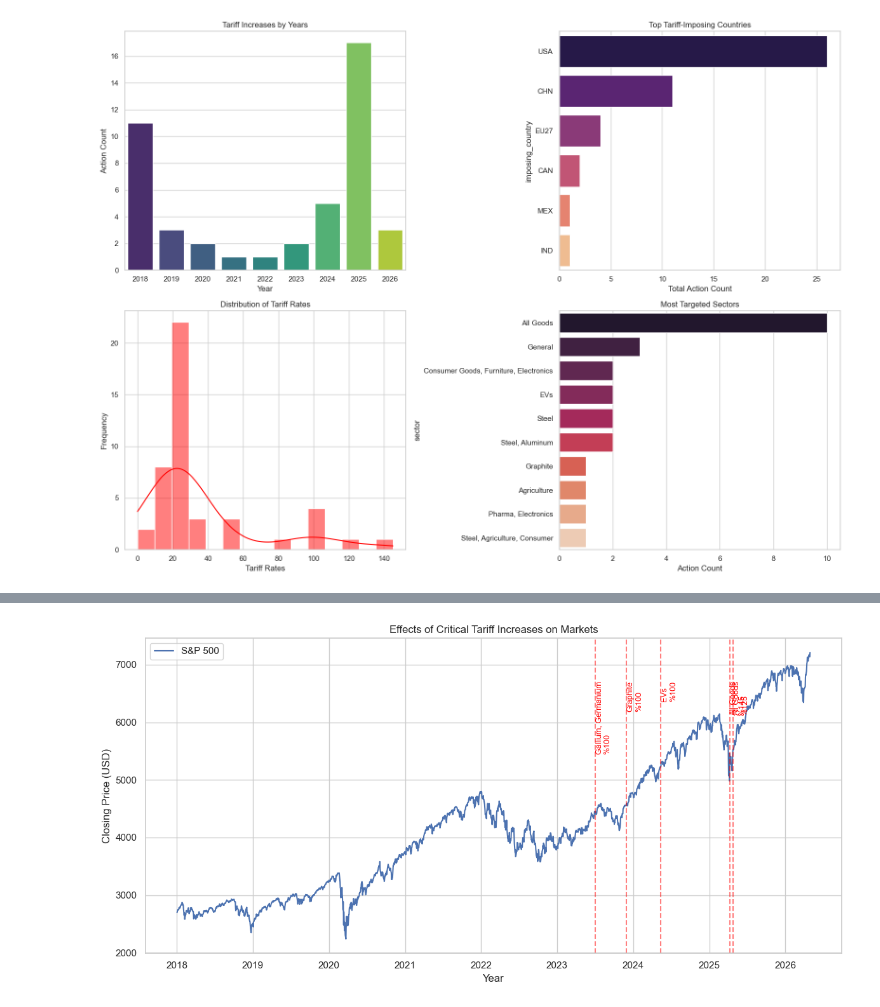
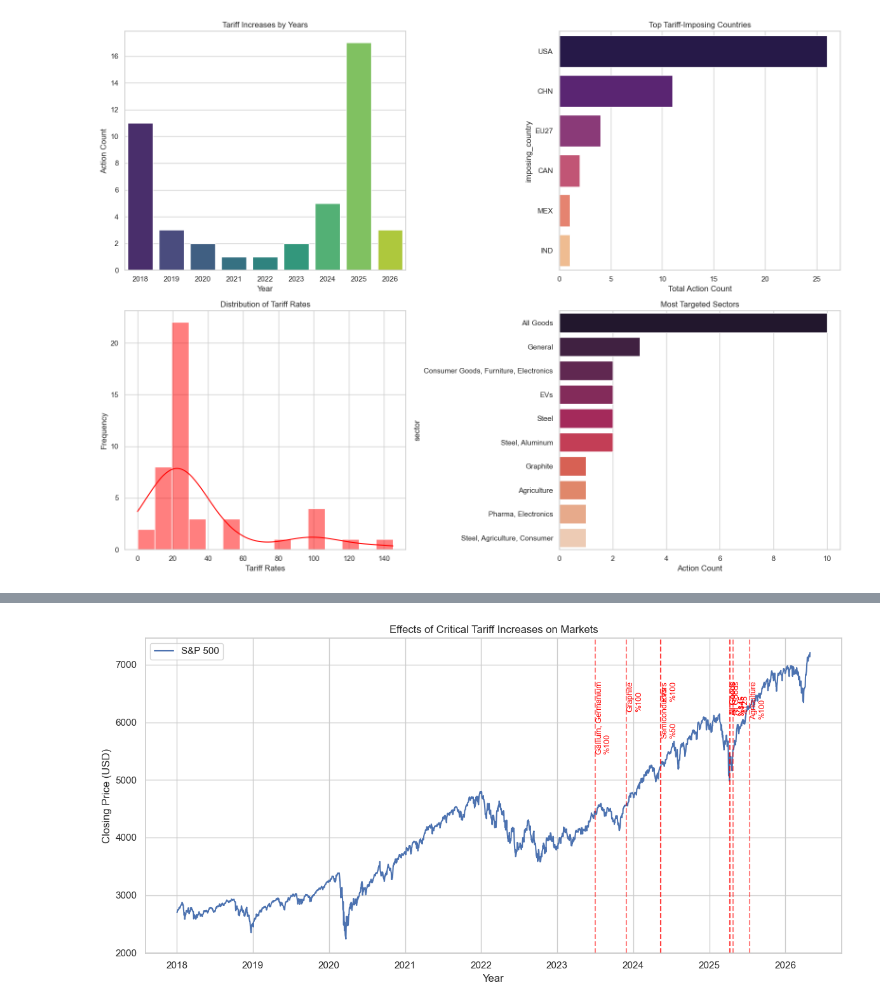
Before and after one commit to hfarukaktas/data-science-projects, a Jupyter notebook: global-trade-war/GlobalTradeWarEffectsOnMarkets.ipynb, the cells around one changed output, grey strips where cells are left out. Cells and saved outputs as stored; diff of their text form; code cells hidden in the pictures.

Commit message:
Most Significant Tariffs' effect on Markets

```diff
--- a/global-trade-war/GlobalTradeWarEffectsOnMarkets.ipynb
+++ b/global-trade-war/GlobalTradeWarEffectsOnMarkets.ipynb
@@ -212,18 +277,18 @@ market_index = stock_market_df[stock_market_df["ticker"] == "^GSPC"]
 # %%
 plt.plot(market_index["date"], market_index["close"], label = "S&P 500", linewidth =1.5)
 
-significant_tarifs = tariff_timeline_df.nlargest(5, "tariff_rate_pct") # top 5 most significant tariff increases.
+top_events = tariff_timeline_df.sort_values('tariff_rate_pct', ascending=False).head(8) # top 8 most significant tariff increases.
 
-for i, row in significant_tarifs.iterrows():
+for i, row in top_events.iterrows():
     plt.axvline(x = row["date"], color = "red", linestyle = "--", alpha = 0.5)
     plt.text(row["date"], plt.ylim()[1]*0.9, f"{row["sector"]}\n%{int(row["tariff_rate_pct"])}",
             rotation = 90, color = "red", fontsize = 9, verticalalignment = "top")
 
 plt.title("Effects of Critical Tariff Increases on Markets")
 plt.xlabel("Year")
 plt.ylabel("Closing Price (USD)")
 plt.legend()
 plt.tight_layout()
 plt.show()
 # %% [output]
-[figure, old version]
+[figure, new version]
```
Also changed, not shown: parts of 16 cells of this notebook.
